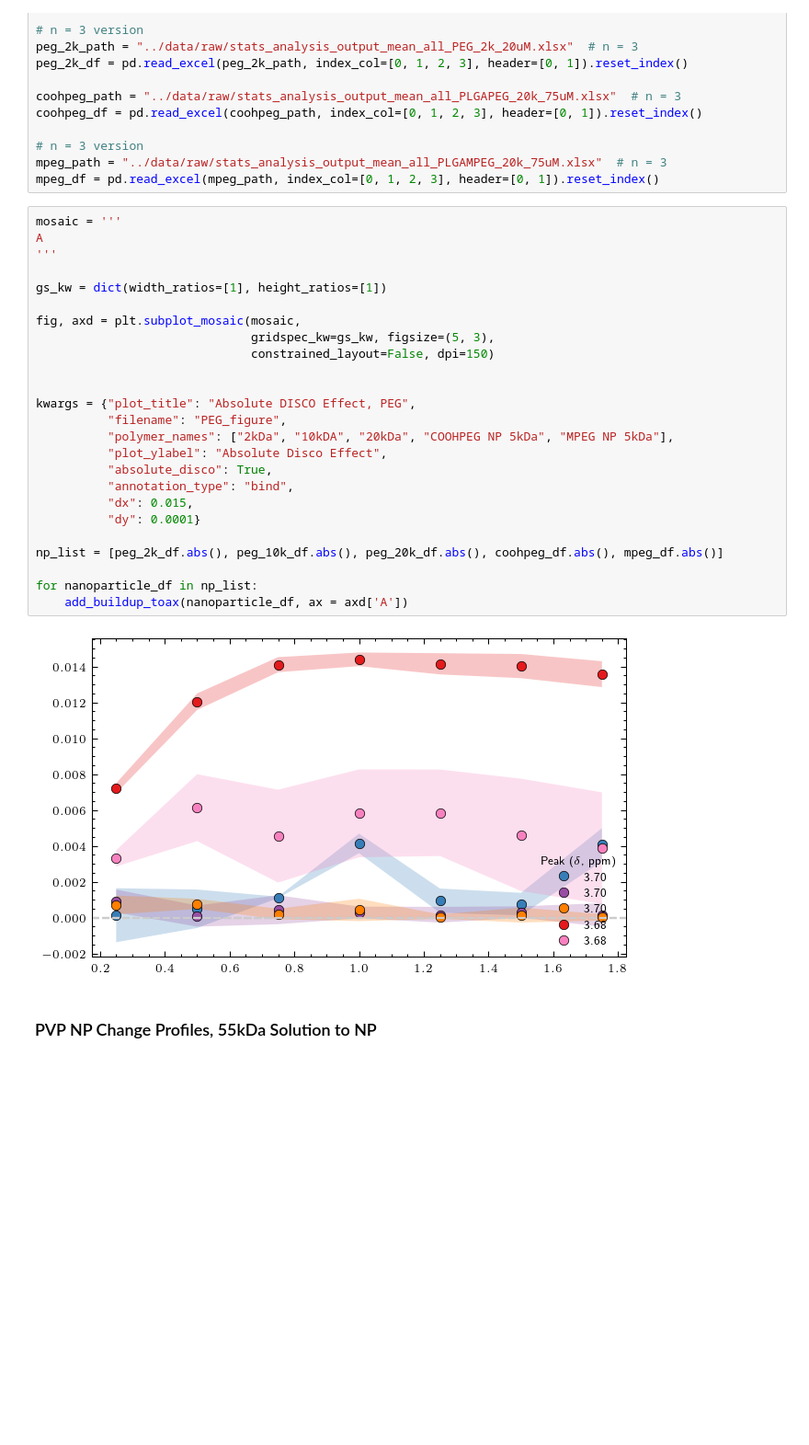
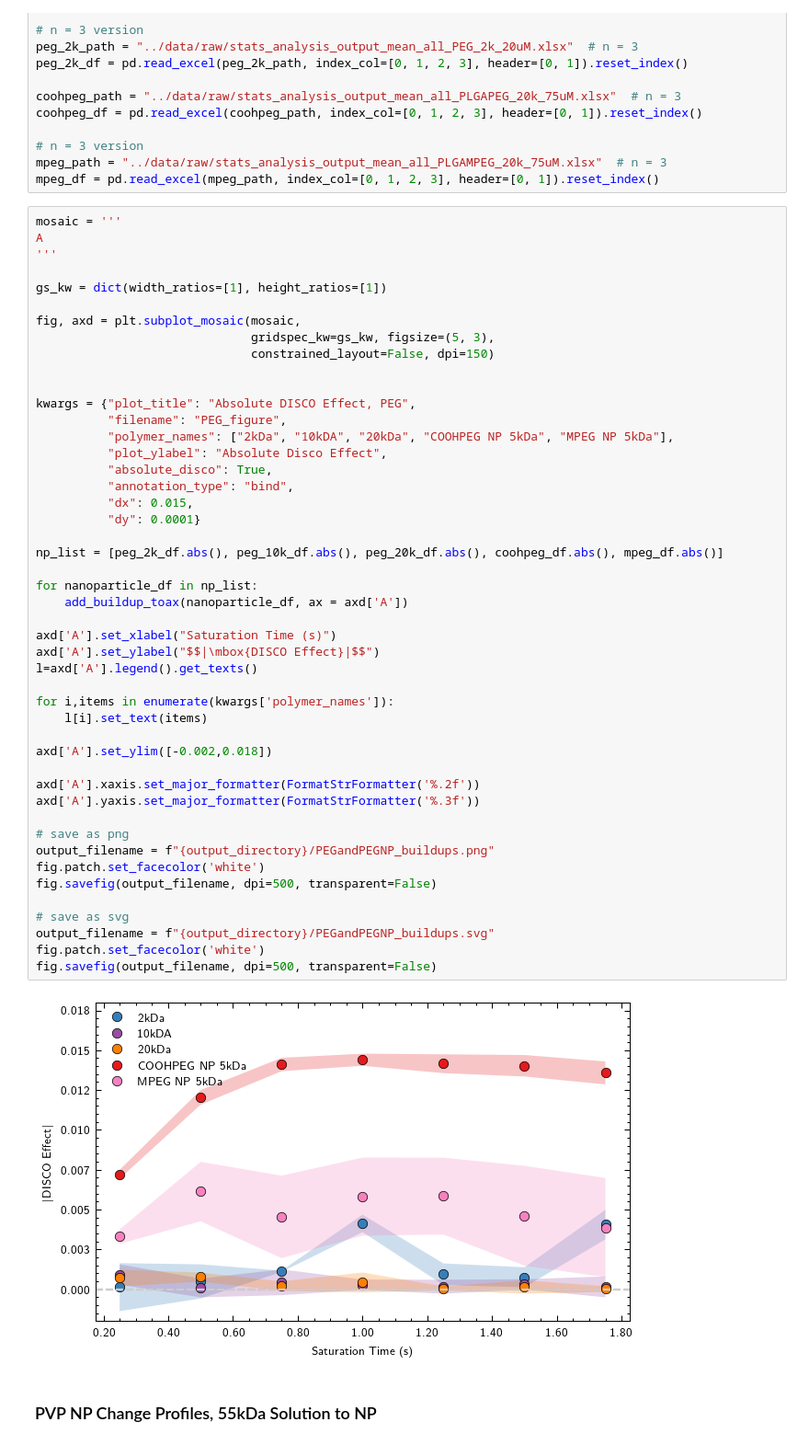
Before and after one commit to Frank-Gu-Lab/disco-np-paper, a Jupyter notebook: notebooks/polymer_profiles.ipynb, the cells around one changed output. Shown at 92% size. Saved outputs shown, nothing was run; the diff lists cells and outputs as text; blank space fills up the shorter version.

Commit message:
cerate PVP figs and update PEGNP figs

```diff
--- a/notebooks/polymer_profiles.ipynb
+++ b/notebooks/polymer_profiles.ipynb
@@ -629,30 +628,52 @@ mpeg_df = pd.read_excel(mpeg_path, index_col=[0, 1, 2, 3], header=[0, 1]).reset_
 # %%
 mosaic = '''
 A
 '''
 
 gs_kw = dict(width_ratios=[1], height_ratios=[1])
 
 fig, axd = plt.subplot_mosaic(mosaic,
                               gridspec_kw=gs_kw, figsize=(5, 3),
                               constrained_layout=False, dpi=150)
 
 
 kwargs = {"plot_title": "Absolute DISCO Effect, PEG",
           "filename": "PEG_figure",
           "polymer_names": ["2kDa", "10kDA", "20kDa", "COOHPEG NP 5kDa", "MPEG NP 5kDa"],
           "plot_ylabel": "Absolute Disco Effect",
           "absolute_disco": True,
           "annotation_type": "bind",
           "dx": 0.015,
           "dy": 0.0001}
 
 np_list = [peg_2k_df.abs(), peg_10k_df.abs(), peg_20k_df.abs(), coohpeg_df.abs(), mpeg_df.abs()]
 
 for nanoparticle_df in np_list:
     add_buildup_toax(nanoparticle_df, ax = axd['A'])
+
+axd['A'].set_xlabel("Saturation Time (s)")
+axd['A'].set_ylabel("$$|\mbox{DISCO Effect}|$$")
+l=axd['A'].legend().get_texts()
+
+for i,items in enumerate(kwargs['polymer_names']):
+    l[i].set_text(items)
+
+axd['A'].set_ylim([-0.002,0.018])
+
+axd['A'].xaxis.set_major_formatter(FormatStrFormatter('%.2f'))
+axd['A'].yaxis.set_major_formatter(FormatStrFormatter('%.3f'))
+
+# save as png
+output_filename = f"{output_directory}/PEGandPEGNP_buildups.png"
+fig.patch.set_facecolor('white')
+fig.savefig(output_filename, dpi=500, transparent=False)
+
+# save as svg
+output_filename = f"{output_directory}/PEGandPEGNP_buildups.svg"
+fig.patch.set_facecolor('white')
+fig.savefig(output_filename, dpi=500, transparent=False)
 # %% [output]
-[figure, old version]
+[figure, new version]
 # %% [markdown]
 ### PVP NP Change Profiles, 55kDa Solution to NP
 # %%
```
Also changed, not shown: parts of 5 cells of this notebook, 14 other files.
